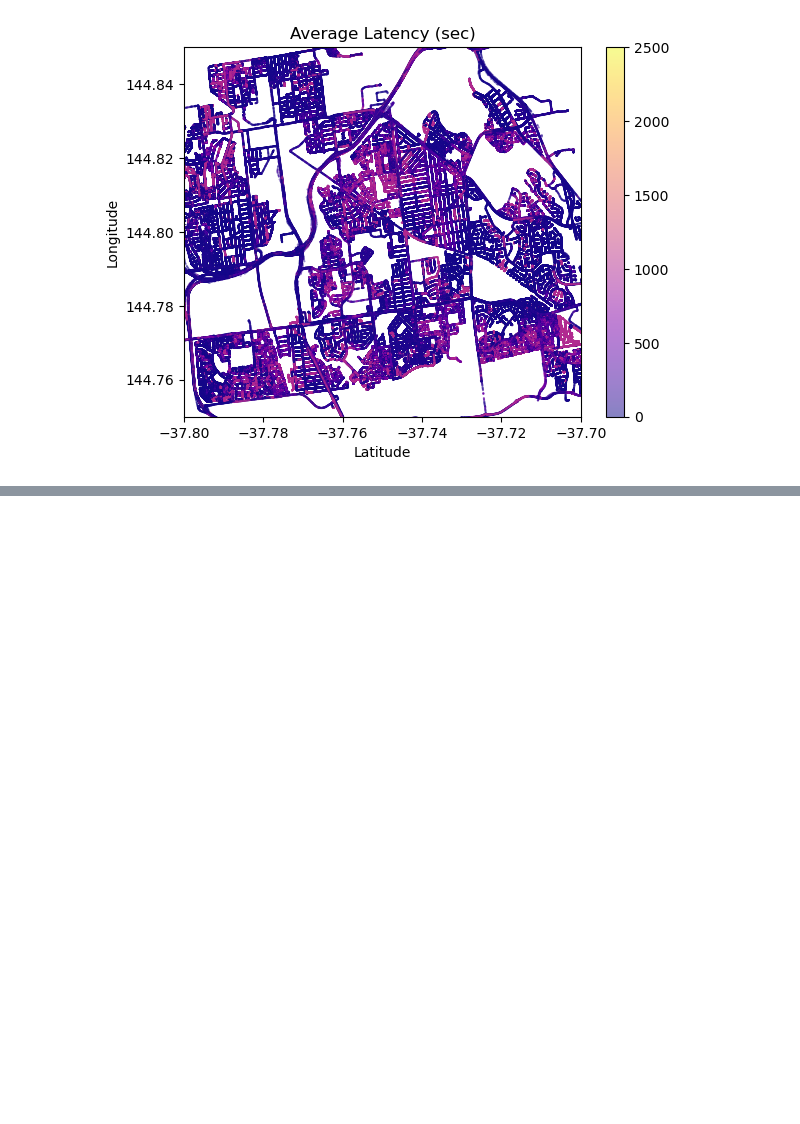
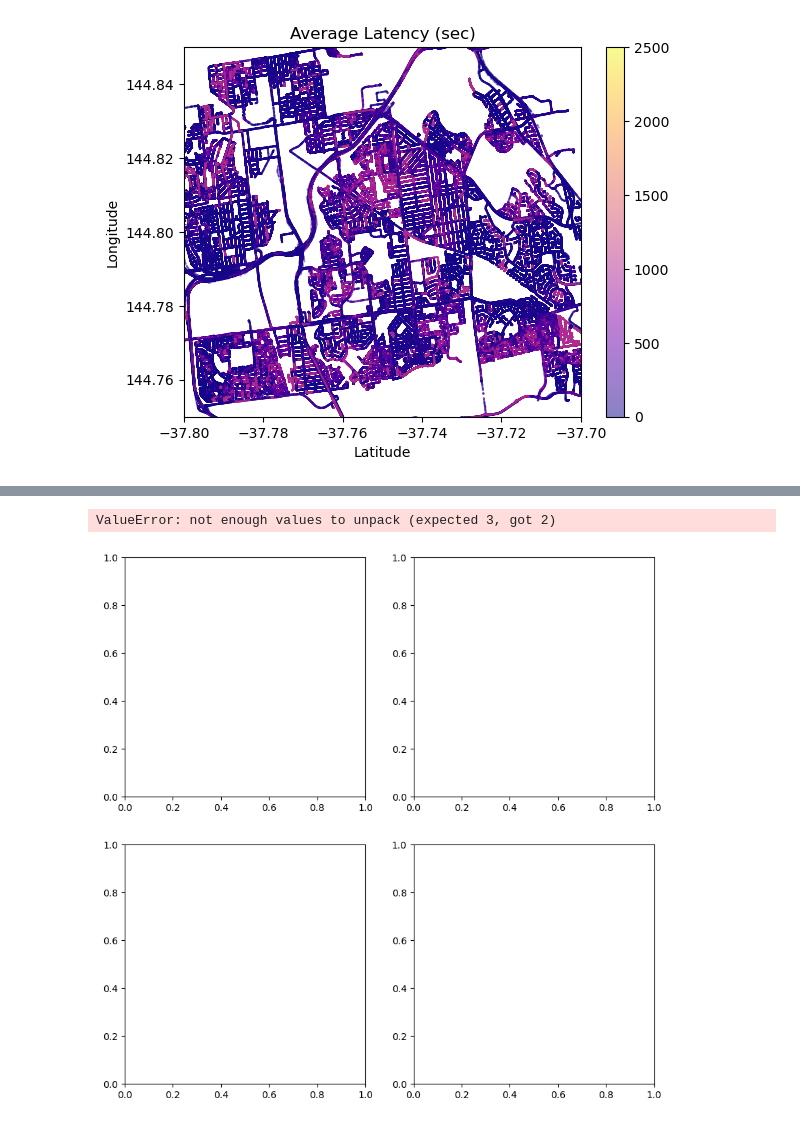
Before and after one commit to ClivePatrick/cos40007-group-project, a Jupyter notebook: data_exploration.ipynb, the cells around one changed output, grey strips where cells are left out. Cells and saved outputs as stored; diff of their text form; code cells hidden in the pictures; blank space fills up the shorter version.

```diff
--- a/data_exploration.ipynb
+++ b/data_exploration.ipynb
@@ -66,0 +68,33 @@ plt.show()
+# %%
+feature = [
+    ('Upload Transfer Size (mbytes)', 'b', df.loc[df['upload_transfer_size_mbytes'] > 0, 'upload_transfer_size_mbytes']),
+    ('Upload Bitrate (mbits/sec)', 'r', df.loc[df['upload_bitrate_mbits/sec'] > 0, 'upload_bitrate_mbits/sec']),
+    ('Download Transfer Size (mbytes)', 'g', df.loc[df['download_transfer_size_rx_mbytes'] > 0, 'download_transfer_size_rx_mbytes']),
+    ('Download Bitrate (mbits/sec)', 'c', df.loc[df['download_bitrate_rx_mbits/sec'] > 0, 'download_bitrate_rx_mbits/sec'])
+]
+
+fig, axs = plt.subplots(2, 2, figsize=(10, 10))
+axs = axs.ravel()
+
+for index, feature in enumerate(features):
+    title, color, column = feature
+    axis = axs[index]
+
+    sns.histplot(column,
+                 color=color,
+                 kde=True,
+                 stat='density',
+                 ax=axis)
+    axis.set_facecolor('w')
+    axis.axvline(column.mean(),
+                 linestyle='dashed',
+                 label='mean',
+                 color='k')
+    axis.legend(loc='best')
+    axis.set_title(title)
+    axis.set_xlabel('')
+
+plt.plot()
+# %% [output]
+ValueError: not enough values to unpack (expected 3, got 2)
+[figure, added]
```
Also changed, not shown: parts of 2 cells of this notebook.
